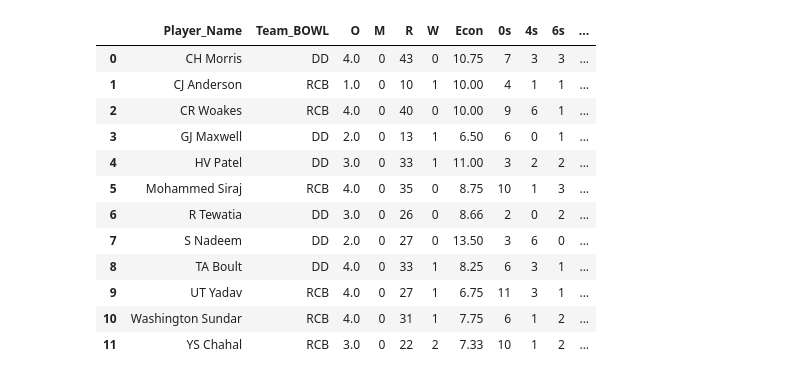
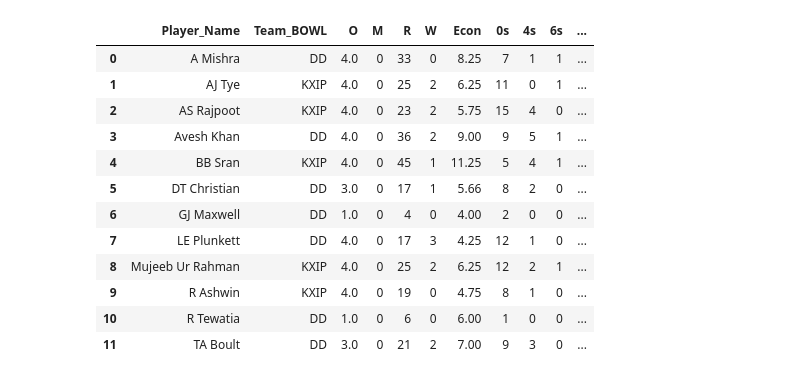
Before and after one commit to deepaksenthilkumar/cricinfo, a Jupyter notebook: Cricinfo.ipynb, the cells around one changed output. Cells and saved outputs as stored; diff of their text form; code cells hidden in the pictures.

```diff
--- a/Cricinfo.ipynb
+++ b/Cricinfo.ipynb
@@ -2,9 +2,11 @@
 import xlsxwriter
 import urllib
 from bs4 import BeautifulSoup
-match_link="http://www.espncricinfo.com/series/8048/scorecard/1136579/royal-challengers-bangalore-vs-delhi-daredevils-19th-match-indian-premier-league-2018"
+match_link="http://www.espncricinfo.com/series/8048/scorecard/1136582/delhi-daredevils-vs-kings-xi-punjab-22nd-match-ipl"
 #Ensure you update this
-match_no=19
-innings=['DD','RCB']
-man_of_the_match="%Villiers"
-winning_team="RCB"
+match_no=22
+innings=['KXIP','DD']
+man_of_the_match="%A%Rajpoot%"
+winning_team="KXIP"
+#duck_out_in0ball_players_list=[""]
+#not_out_in_0_players_list=[""]
@@ -209,45 +237,47 @@ def extract_bowling_scorecard(team_no,batsmen_data):
 # %%
 import operator
 final_bowling_scorecard=extract_bowling_scorecard(1,bowlers_data)
 try:
     final_bowling_scorecard=final_bowling_scorecard.append(extract_bowling_scorecard(2,bowlers_data), ignore_index=True)
 except:
     pass
 final_bowling_scorecard['wicket_points']=final_bowling_scorecard['W']*25
 final_bowling_scorecard['wicket_bonus_points']=0
 final_bowling_scorecard.loc[final_bowling_scorecard['W'] >=3, 'wicket_bonus_points'] = 25
 final_bowling_scorecard.loc[final_bowling_scorecard['W'] >=4,'wicket_bonus_points'] = 50
 final_bowling_scorecard.loc[final_bowling_scorecard['W'] >=5,'wicket_bonus_points'] = 75
+final_bowling_scorecard.loc[final_bowling_scorecard['W'] >=5,'wicket_bonus_points'] = 75
+final_bowling_scorecard['maiden_points']=final_bowling_scorecard['M']*25
 final_bowling_scorecard['dot_ball_points']=0
 final_bowling_scorecard['dot_ball_points']=4*(final_bowling_scorecard['0s']-final_bowling_scorecard['4s']-final_bowling_scorecard['6s']*1.5)
 
 final_bowling_scorecard['econ_points']=0
 final_bowling_scorecard.loc[operator.and_(operator.and_(final_bowling_scorecard['O'] >=2,final_bowling_scorecard['Econ']>0 ),final_bowling_scorecard['Econ']<=4), 'econ_points'] =25
 final_bowling_scorecard.loc[operator.and_(operator.and_(final_bowling_scorecard['O'] >=2,final_bowling_scorecard['Econ']>4 ),final_bowling_scorecard['Econ']<=6), 'econ_points'] =15
 final_bowling_scorecard.loc[operator.and_(operator.and_(final_bowling_scorecard['O'] >=2,final_bowling_scorecard['Econ']>6 ),final_bowling_scorecard['Econ']<=8), 'econ_points'] =10
 final_bowling_scorecard.loc[operator.and_(operator.and_(final_bowling_scorecard['O'] >=2,final_bowling_scorecard['Econ']>8 ),final_bowling_scorecard['Econ']<=10), 'econ_points'] =0
 final_bowling_scorecard.loc[operator.and_(operator.and_(final_bowling_scorecard['O'] >=2,final_bowling_scorecard['Econ']>=10 ),final_bowling_scorecard['Econ']<12), 'econ_points'] =-10
 final_bowling_scorecard.loc[operator.and_(operator.and_(final_bowling_scorecard['O'] >=2,final_bowling_scorecard['Econ']>=12 ),final_bowling_scorecard['Econ']<14), 'econ_points'] =-15
 final_bowling_scorecard.loc[operator.and_(operator.and_(final_bowling_scorecard['O'] >=2,final_bowling_scorecard['Econ']>=14 ),final_bowling_scorecard['Econ']<100), 'econ_points'] =-25
-final_bowling_scorecard['total_bowling_points']=final_bowling_scorecard['wicket_points']+final_bowling_scorecard['wicket_bonus_points']+final_bowling_scorecard['dot_ball_points']+final_bowling_scorecard['econ_points']
+final_bowling_scorecard['total_bowling_points']=final_bowling_scorecard['maiden_points']+final_bowling_scorecard['wicket_points']+final_bowling_scorecard['wicket_bonus_points']+final_bowling_scorecard['dot_ball_points']+final_bowling_scorecard['econ_points']
 final_bowling_scorecard=final_bowling_scorecard.sort_values(by=['Player_Name'])
 final_bowling_scorecard=final_bowling_scorecard.reset_index()
 del final_bowling_scorecard['index']
 final_bowling_scorecard
 # %% [output]
 |  | Player_Name | Team_BOWL | O | M | R | W | Econ | 0s | 4s | 6s | ... |
-| 0 | CH Morris | DD | 4.0 | 0 | 43 | 0 | 10.75 | 7 | 3 | 3 | ... |
-| 1 | CJ Anderson | RCB | 1.0 | 0 | 10 | 1 | 10.00 | 4 | 1 | 1 | ... |
-| 2 | CR Woakes | RCB | 4.0 | 0 | 40 | 0 | 10.00 | 9 | 6 | 1 | ... |
-| 3 | GJ Maxwell | DD | 2.0 | 0 | 13 | 1 | 6.50 | 6 | 0 | 1 | ... |
-| 4 | HV Patel | DD | 3.0 | 0 | 33 | 1 | 11.00 | 3 | 2 | 2 | ... |
-| 5 | Mohammed Siraj | RCB | 4.0 | 0 | 35 | 0 | 8.75 | 10 | 1 | 3 | ... |
-| 6 | R Tewatia | DD | 3.0 | 0 | 26 | 0 | 8.66 | 2 | 0 | 2 | ... |
-| 7 | S Nadeem | DD | 2.0 | 0 | 27 | 0 | 13.50 | 3 | 6 | 0 | ... |
-| 8 | TA Boult | DD | 4.0 | 0 | 33 | 1 | 8.25 | 6 | 3 | 1 | ... |
-| 9 | UT Yadav | RCB | 4.0 | 0 | 27 | 1 | 6.75 | 11 | 3 | 1 | ... |
-| 10 | Washington Sundar | RCB | 4.0 | 0 | 31 | 1 | 7.75 | 6 | 1 | 2 | ... |
-| 11 | YS Chahal | RCB | 3.0 | 0 | 22 | 2 | 7.33 | 10 | 1 | 2 | ... |
+| 0 | A Mishra | DD | 4.0 | 0 | 33 | 0 | 8.25 | 7 | 1 | 1 | ... |
+| 1 | AJ Tye | KXIP | 4.0 | 0 | 25 | 2 | 6.25 | 11 | 0 | 1 | ... |
+| 2 | AS Rajpoot | KXIP | 4.0 | 0 | 23 | 2 | 5.75 | 15 | 4 | 0 | ... |
+| 3 | Avesh Khan | DD | 4.0 | 0 | 36 | 2 | 9.00 | 9 | 5 | 1 | ... |
+| 4 | BB Sran | KXIP | 4.0 | 0 | 45 | 1 | 11.25 | 5 | 4 | 1 | ... |
+| 5 | DT Christian | DD | 3.0 | 0 | 17 | 1 | 5.66 | 8 | 2 | 0 | ... |
+| 6 | GJ Maxwell | DD | 1.0 | 0 | 4 | 0 | 4.00 | 2 | 0 | 0 | ... |
+| 7 | LE Plunkett | DD | 4.0 | 0 | 17 | 3 | 4.25 | 12 | 1 | 0 | ... |
+| 8 | Mujeeb Ur Rahman | KXIP | 4.0 | 0 | 25 | 2 | 6.25 | 12 | 2 | 1 | ... |
+| 9 | R Ashwin | KXIP | 4.0 | 0 | 19 | 0 | 4.75 | 8 | 1 | 0 | ... |
+| 10 | R Tewatia | DD | 1.0 | 0 | 6 | 0 | 6.00 | 1 | 0 | 0 | ... |
+| 11 | TA Boult | DD | 3.0 | 0 | 21 | 2 | 7.00 | 9 | 3 | 0 | ... |
 # %%
 final_bowling_scorecard['bowling_pos'] = final_bowling_scorecard.index
 
```
Also changed, not shown: parts of 41 cells of this notebook.
